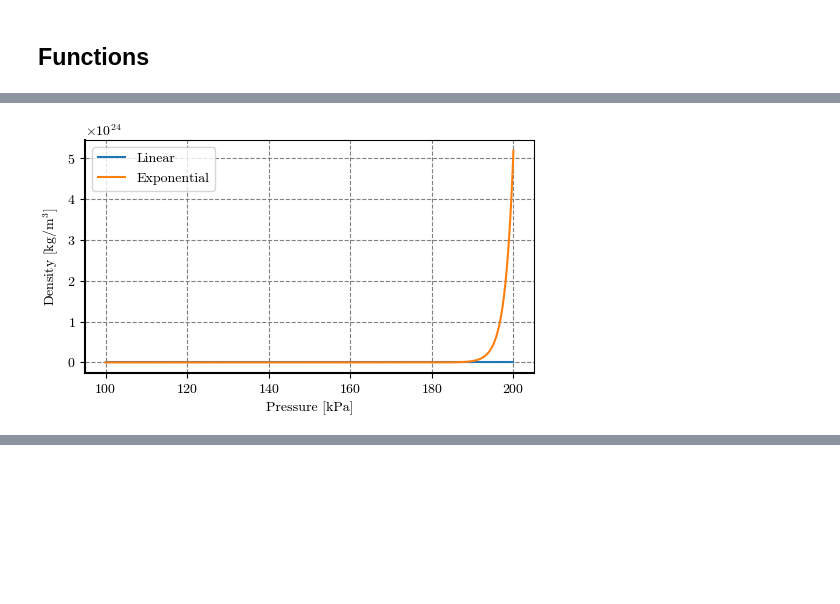
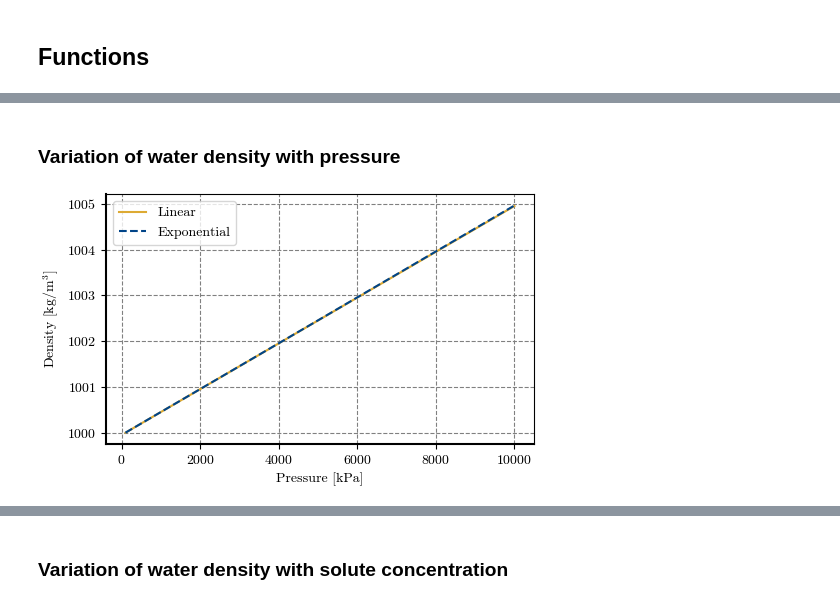
Before and after one commit to AppliedMechanics-EAFIT/porous_media, a Jupyter notebook: notebooks/water_density.ipynb, the cells around one changed output, grey strips where cells are left out. Cells and saved outputs as stored; diff of their text form; code cells hidden in the pictures; blank space fills up the shorter version.

```diff
--- a/notebooks/water_density.ipynb
+++ b/notebooks/water_density.ipynb
@@ -17,6 +35,7 @@ $$
 # %%
 import ast
 import numpy as np
+import scipy as sp
 import matplotlib.pyplot as plt
 import matplotlib as mpl
 from ipywidgets import widgets as wgt
@@ -53,24 +72,29 @@ def display_fig(fig, static_fig=False):
         display(wgt.HTML(  # To not display the window title
             '<style> div.jupyter-widgets.widget-label {display: none;} </style>'))
     plt.close()
+
+tol_cols = ['#004488', '#DDAA33', '#BB5566']
 # %% [markdown]
 ## Functions
 # %%
-def water_density(ρ_0=1000, P_0=100, P=100, β=0.5, T_0=4, T=4, α=-210e-6, ω_0=0, ω=0, γ=0, linear=True):
+def water_density(ρ_0=1000, P_0=100, P=100, β=5e-7, T_0=4, T=4, α=-3.4e-4, W_0=0, W=0, γ=0.8, linear=True):
     '''
     ρ: density [kg/m³]
     β: compressibility coefficient [1/kPa]
-    α: thermal expansion coefficient [1/°C]
-    γ: solute concentration [kg/kg]
+    α: thermal expansion coefficient [1/K]
+    γ: Solute expansion coefficient [kg/m3 per g/kg]
     '''
+    if not linear:
+        T_vec = np.array([0.1, 1, 4, 10, 20, 30, 40, 50, 60, 70, 80, 90, 100, 110, 120, 140, 160, 180, 200, 220, 240, 260])  # [°C]
+        α_vec = -1 * np.array([-0.68, -0.50, 0.003, 0.88, 2.07, 3.03, 3.84, 4.54, 5.16, 5.71, 6.21, 6.66, 7.03, 8.01, 8.60, 9.75, 11.0, 12.3, 13.9, 16.0, 18.6, 22.1]) * 1e-4  # [1/°K]
+        # α_interporlator = sp.interpolate.CubicSpline(T_vec, α_vec, bc_type='natural')
+        # α = -1*α_interporlator(T)
+        α = np.interp(T, T_vec, α_vec)
     ΔP = P - P_0
-    # print(ΔP)
     ΔT = T - T_0
-    Δω = ω - ω_0
-    # print(ΔP, ΔT, Δω)
-
+    ΔW = (W - W_0) * 1e-3
     if linear:
-        ρ = ρ_0 * (1 + β * ΔP + α * ΔT + γ * Δω)
+        ρ = ρ_0 * (1 + β * ΔP + α * ΔT + γ * ΔW)
     else:
-        ρ = ρ_0 * np.exp(β * ΔP + α * ΔT + γ * Δω)
+        ρ = ρ_0 * np.exp(β * ΔP + α * ΔT + γ * ΔW)
     return ρ
@@ -77,21 +124,25 @@ def water_density(ρ_0=1000, P_0=100, P=100, β=0.5, T_0=4, T=4, α=-210e-6, ω_
+# %% [markdown]
+### Variation of water density with pressure
 # %%
-# Density variation when the pressure changes and the rest of the parameters are constant
-P = np.linspace(100, 200, 1000)  # [kPa]
-ρ_lin = water_density(P=P, linear=True)
-ρ_exp = water_density(P=P, linear=False)
+P = np.linspace(100, 10000, 500)  # Pressure range (up to ~1 km of water column) [kPa]
+β = 5e-7  # Compressibility coefficient [1/kPa]
+
+ρ_lin = water_density(P=P, β=β, linear=True)
+ρ_exp = water_density(P=P, β=β, linear=False)
 
 # plot
 fig, ax = plt.subplots(figsize=(5, 3))
-ax.plot(P, ρ_lin, label='Linear')
-ax.plot(P, ρ_exp, label='Exponential')
-ax.set_xlabel('Pressure [kPa]')
-ax.set_ylabel('Density [kg/m$^3$]')
+ax.plot(P, ρ_lin, label='Linear', c=tol_cols[1])
+ax.plot(P, ρ_exp, label='Exponential', c=tol_cols[0], ls='--')
+ax.set(xlabel='Pressure [kPa]', ylabel='Density [kg/m$^3$]')
 ax.spines[["left", "bottom"]].set_linewidth(1.5)
 ax.ticklabel_format(useOffset=False)
 ax.legend()
 ax.grid(True, ls='--', c='0.5')
 display_fig(fig, static_fig=True)
 # %% [output]
-[figure, old version]
+[figure, new version]
 [interactive output not drawn]
+# %% [markdown]
+### Variation of water density with solute concentration
 # %%
```
Also changed, not shown: parts of 5 cells of this notebook.
